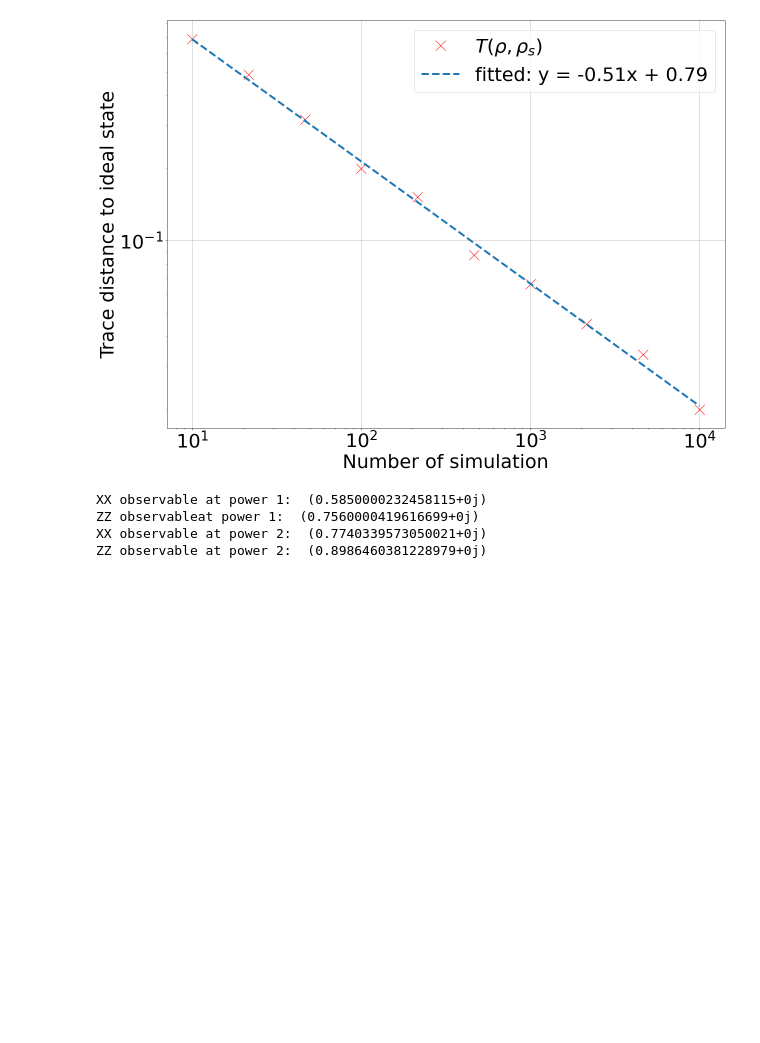
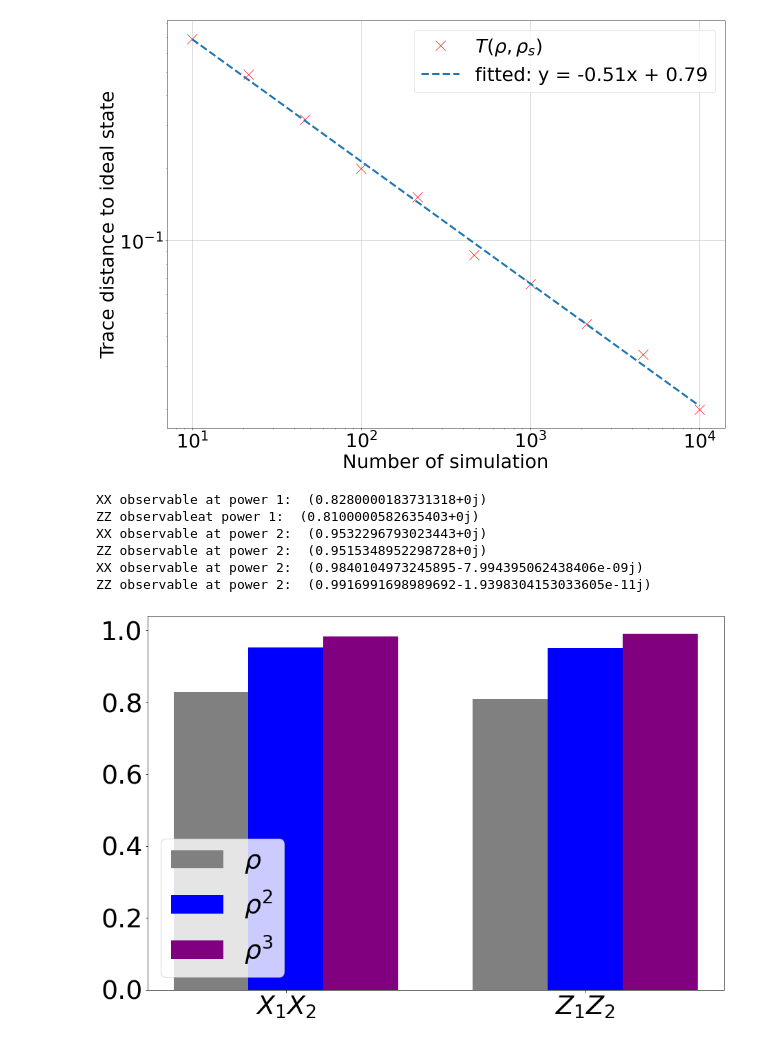
Before and after one commit to YanisLeFur/Logical-Shadow-Tomography, a Jupyter notebook: 2_qubits_exp.ipynb, the cells around one changed output. Cells and saved outputs as stored; diff of their text form; code cells hidden in the pictures; blank space fills up the shorter version.

```diff
--- a/2_qubits_exp.ipynb
+++ b/2_qubits_exp.ipynb
@@ -119,8 +119,31 @@ print("XX observable at power 1: ",np.trace(rho_shadow@L1)/np.trace(rho_shadow))
 print("ZZ observableat power 1: ",np.trace(rho_shadow@L2)/np.trace(rho_shadow))
 print("XX observable at power 2: ",np.trace(rho_shadow@rho_shadow@L1)/np.trace(rho_shadow@rho_shadow))
 print("ZZ observable at power 2: ",np.trace(rho_shadow@rho_shadow@L2)/np.trace(rho_shadow@rho_shadow))
+print("XX observable at power 3: ",np.trace(rho_shadow@rho_shadow@rho_shadow@L1)/np.trace(rho_shadow@rho_shadow@rho_shadow))
+print("ZZ observable at power 3: ",np.trace(rho_shadow@rho_shadow@rho_shadow@L2)/np.trace(rho_shadow@rho_shadow@rho_shadow))
 # %% [output]
-XX observable at power 1:  (0.5850000232458115+0j)
-ZZ observableat power 1:  (0.7560000419616699+0j)
-XX observable at power 2:  (0.7740339573050021+0j)
-ZZ observable at power 2:  (0.8986460381228979+0j)
+XX observable at power 1:  (0.8280000183731318+0j)
+ZZ observableat power 1:  (0.8100000582635403+0j)
+XX observable at power 2:  (0.9532296793023443+0j)
+ZZ observable at power 2:  (0.9515348952298728+0j)
+XX observable at power 2:  (0.9840104973245895-7.994395062438406e-09j)
+ZZ observable at power 2:  (0.9916991698989692-1.9398304153033605e-11j)
+# %%
+x1 =[np.trace(rho_shadow@L1)/np.trace(rho_shadow),np.trace(rho_shadow@L2)/np.trace(rho_shadow)]
+x2 =[np.trace(rho_shadow@rho_shadow@L1)/np.trace(rho_shadow@rho_shadow),np.trace(rho_shadow@rho_shadow@L2)/np.trace(rho_shadow@rho_shadow)]
+x3 =[np.trace(rho_shadow@rho_shadow@rho_shadow@L1)/np.trace(rho_shadow@rho_shadow@rho_shadow),np.trace(rho_shadow@rho_shadow@rho_shadow@L2)/np.trace(rho_shadow@rho_shadow@rho_shadow)]
+etiquette = [r'$X_1X_2$',r'$Z_1Z_2$']
+position = np.arange(len(etiquette))
+largeur = .25
+
+
+fig, ax = plt.subplots(figsize = (15,10))
+r1 = ax.bar(position - largeur, x1,width =  largeur,color = "grey",label = r'$\rho$')
+r2 = ax.bar(position , x2,width = largeur,color = "blue",label = r'$\rho^2$')
+r3 = ax.bar(position + largeur, x3,width = largeur,color = "purple",label = r'$\rho^3$')
+ax.set_xticks(position)
+ax.set_xticklabels(etiquette)
+plt.legend(loc='lower left')
+plt.show()
+# %% [output]
+[figure, added]
```
Also changed, not shown: 4 other files.
